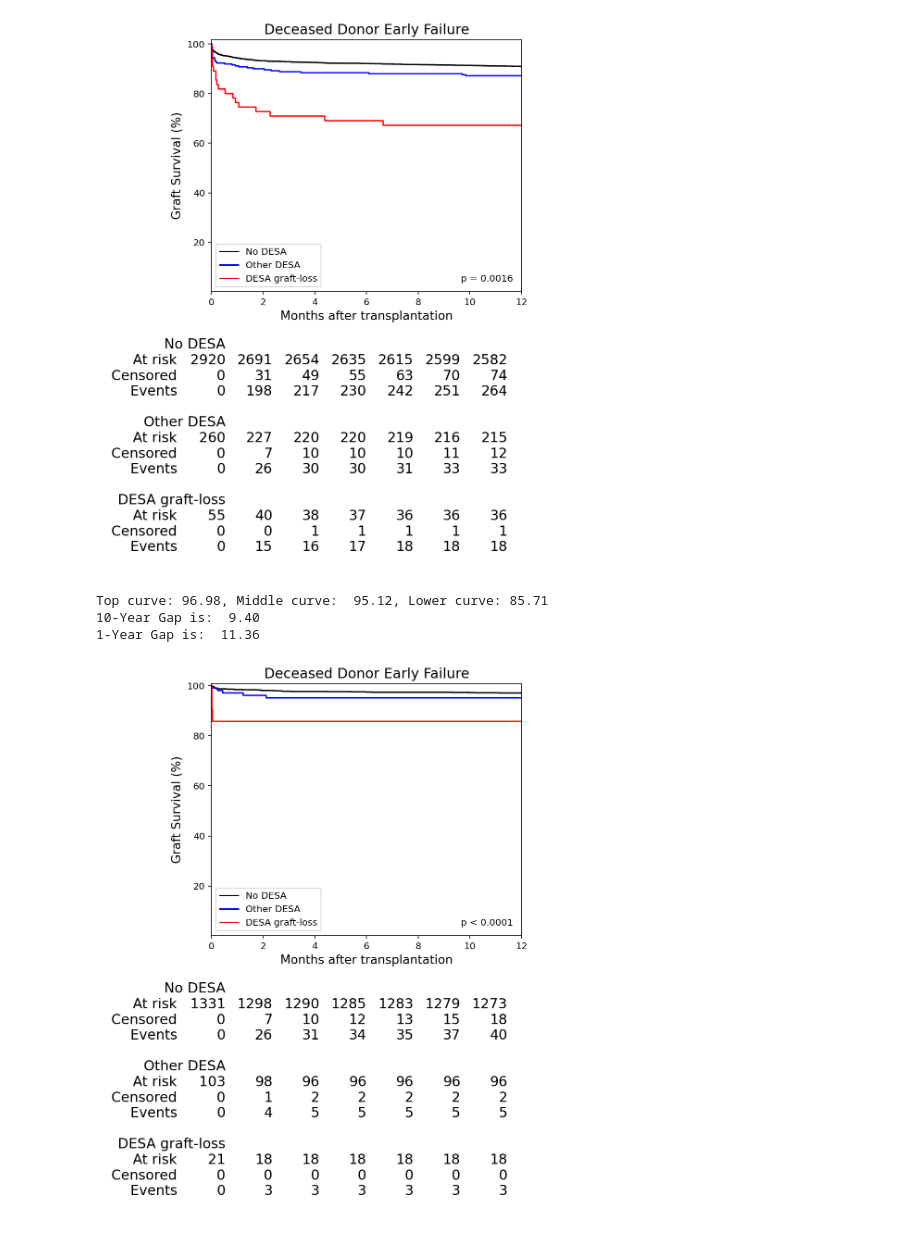
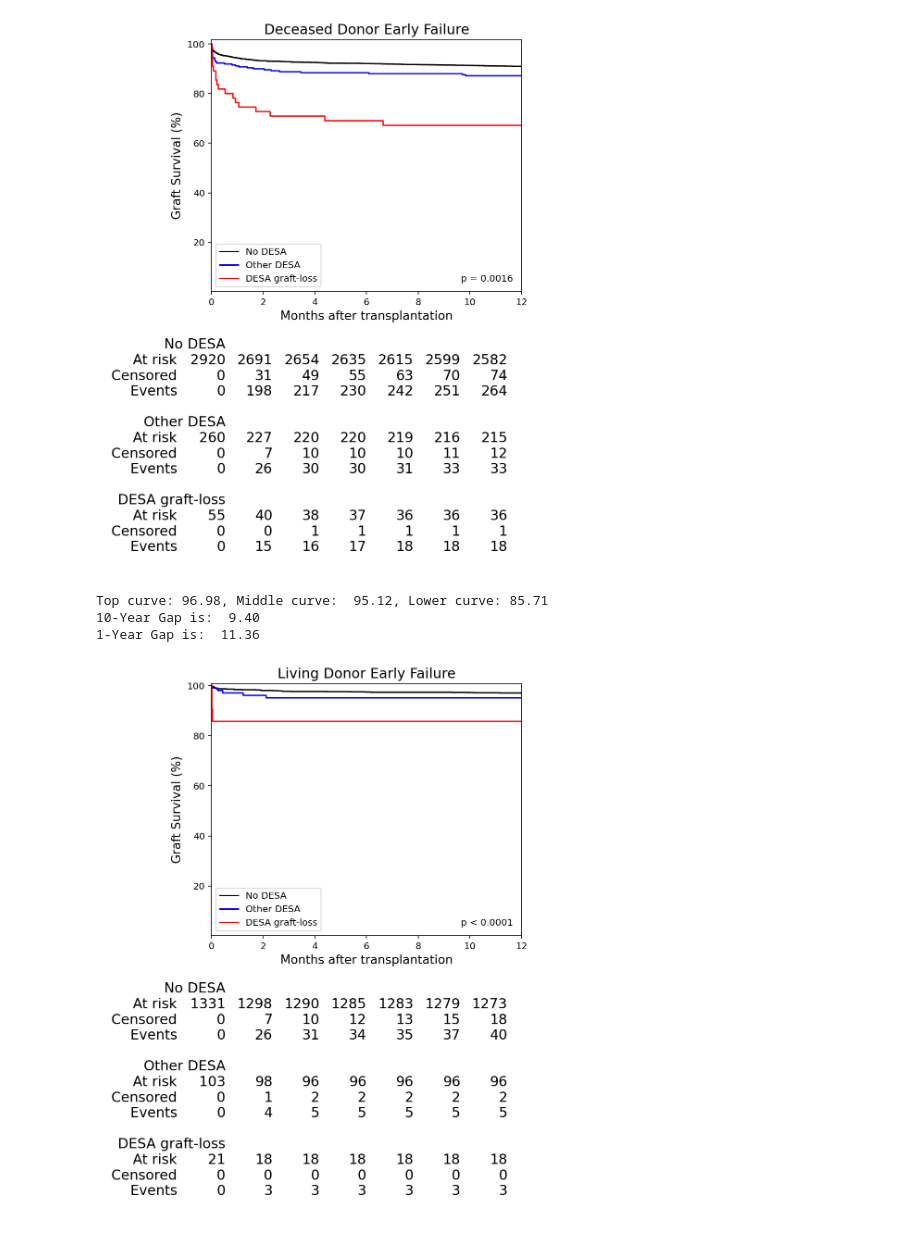
Before and after one commit to umcu-stride/desa_paper, a Jupyter notebook: Notebooks/epitope_relevance/investigation-validation/figures_3_10%.ipynb, the cells around one changed output. Cells and saved outputs as stored; diff of their text form; code cells hidden in the pictures.

```diff
--- a/Notebooks/epitope_relevance/investigation-validation/figures_3_10%.ipynb
+++ b/Notebooks/epitope_relevance/investigation-validation/figures_3_10%.ipynb
@@ -182,26 +185,26 @@ Top curve: 90.89, Middle curve:  87.16, Lower curve: 67.18
 # %%
 labels = ['No DESA', 'Other DESA', 'DESA graft-loss']
 # DESA Early Failure
 timeline = np.linspace(0, 12, 1000)
 df_early = df.copy(deep=True)
 df_early['GraftSurvival10Y_R'] = df_early['GraftSurvival10Y_R'] * 12
 # To have an accurate p-value for the early graft loss, we need to censor the samples after 12 months so the survival analysis would not drop/change
 df_early.loc[df_early['GraftSurvival10Y_R'] > 12, 'FailureCode10Y_R'] = 0
 
 df_treat_group_early = create_treatment_grups(df_early, [RELEVANT_DESA_BAD])
 df_weight_early = find_ipw(df_treat_group_early, confounders, treatments, verbose=False)
 
 kmfs, p_value = kaplan_meier_curves(df_weight_early, desa_spec=RELEVANT_DESA_BAD, donor_type='Living',
                                     weightings='fleming-harrington', labels=labels, timeline=timeline, adjust=False)
-plot_kaplan_meier_curve(kmfs, p_value, title='Deceased Donor Early Failure', xlabel='Months after transplantation', x_lim=[0, 12], verbose=True)
+plot_kaplan_meier_curve(kmfs, p_value, title='Living Donor Early Failure', xlabel='Months after transplantation', x_lim=[0, 12], verbose=True)
 
 # kmfs, p_value = kaplan_meier_curves(df_weight_early, desa_spec=RELEVANT_DESA_BAD, donor_type='Living',
 #                                     weightings='fleming-harrington', labels=labels, timeline=timeline,  adjust=True)
 # plot_kaplan_meier_curve(kmfs, p_value, title='Living Donor Early Failure', xlabel='Months after transplantation', x_lim=[0, 12])
 # %% [output]
 Top curve: 96.98, Middle curve:  95.12, Lower curve: 85.71
 10-Year Gap is:  9.40
 1-Year Gap is:  11.36
-[figure, old version]
+[figure, new version]
 # %%
 # DESA Late Failure
```
Also changed, not shown: parts of 2 cells of this notebook, 3 other files.
